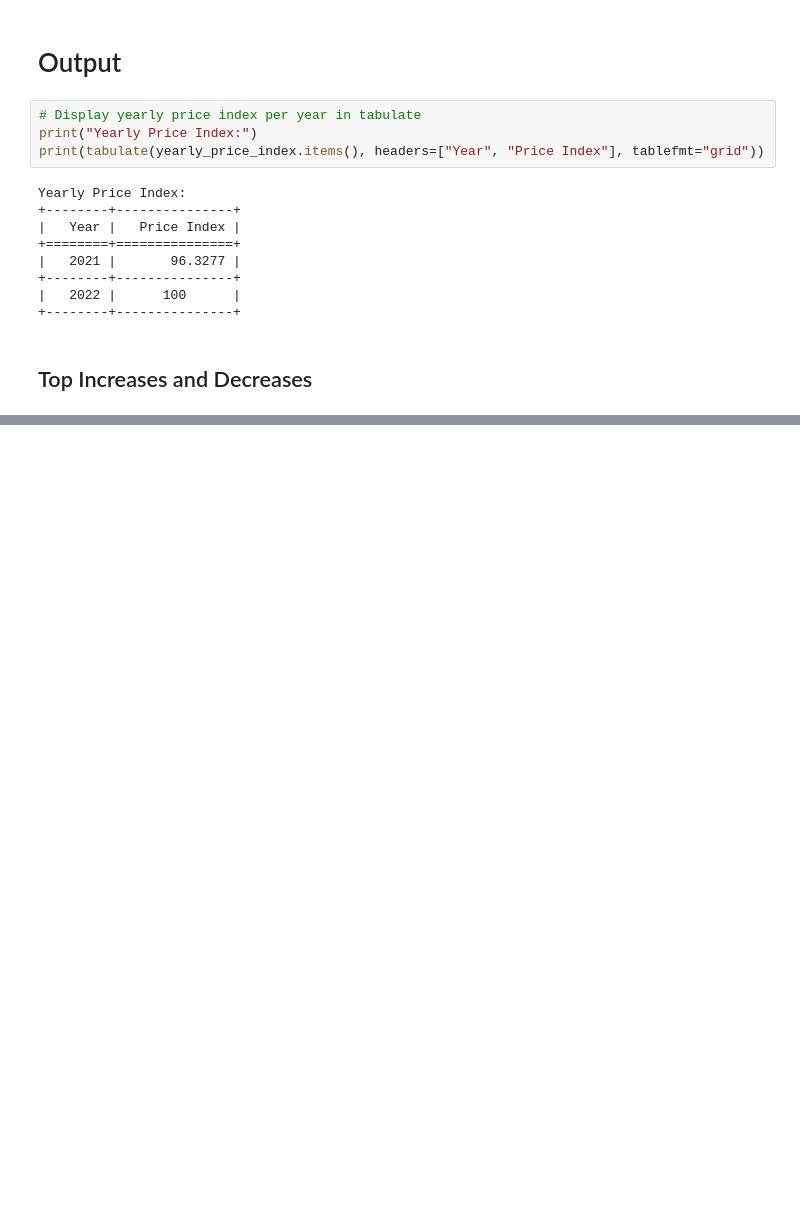
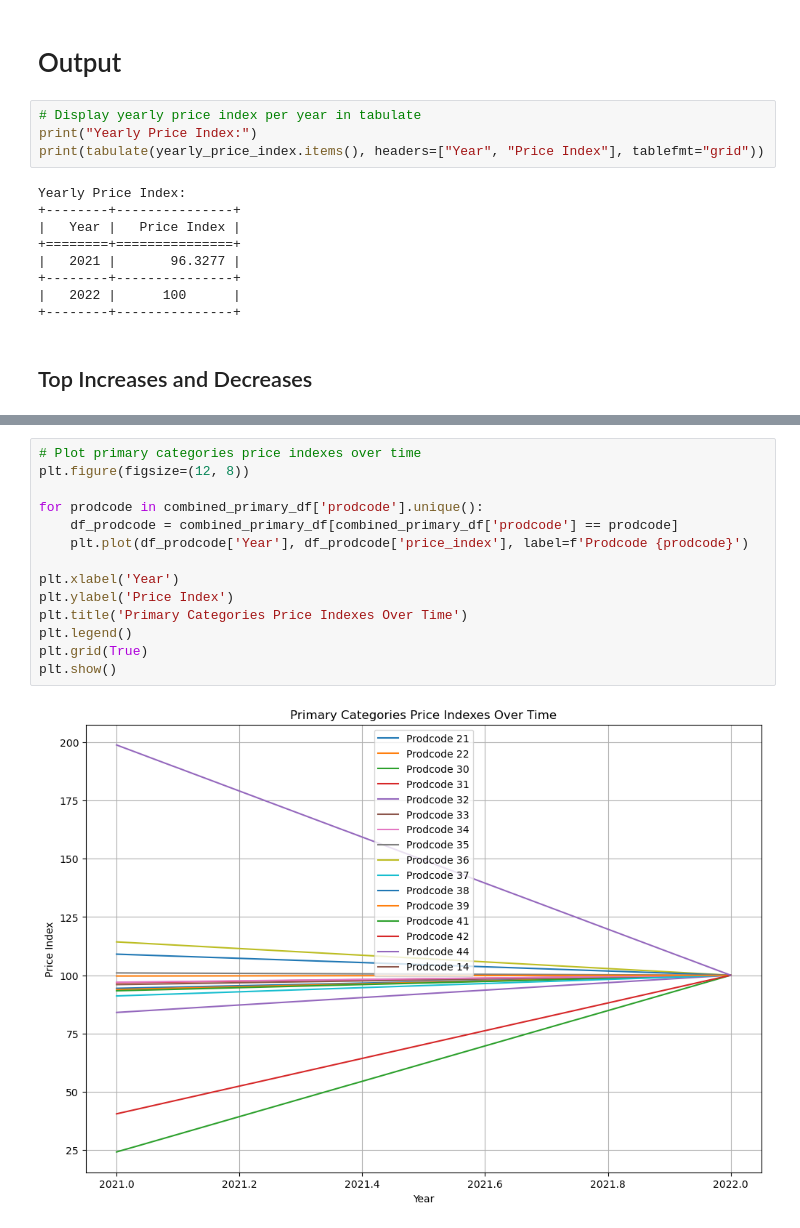
Before and after one commit to roykisluk/Inflation-Heterogeneity, a Jupyter notebook: indexing.ipynb, the cells around one changed output, grey strips where cells are left out. Cells and saved outputs as stored; diff of their text form; blank space fills up the shorter version.

```diff
--- a/indexing.ipynb
+++ b/indexing.ipynb
@@ -265,0 +305,16 @@ Top 10 price indexes for 2021:
+# %%
+# Plot primary categories price indexes over time
+plt.figure(figsize=(12, 8))
+
+for prodcode in combined_primary_df['prodcode'].unique():
+    df_prodcode = combined_primary_df[combined_primary_df['prodcode'] == prodcode]
+    plt.plot(df_prodcode['Year'], df_prodcode['price_index'], label=f'Prodcode {prodcode}')
+
+plt.xlabel('Year')
+plt.ylabel('Price Index')
+plt.title('Primary Categories Price Indexes Over Time')
+plt.legend()
+plt.grid(True)
+plt.show()
+# %% [output]
+[figure, added]
```
Also changed, not shown: parts of 8 cells of this notebook.
